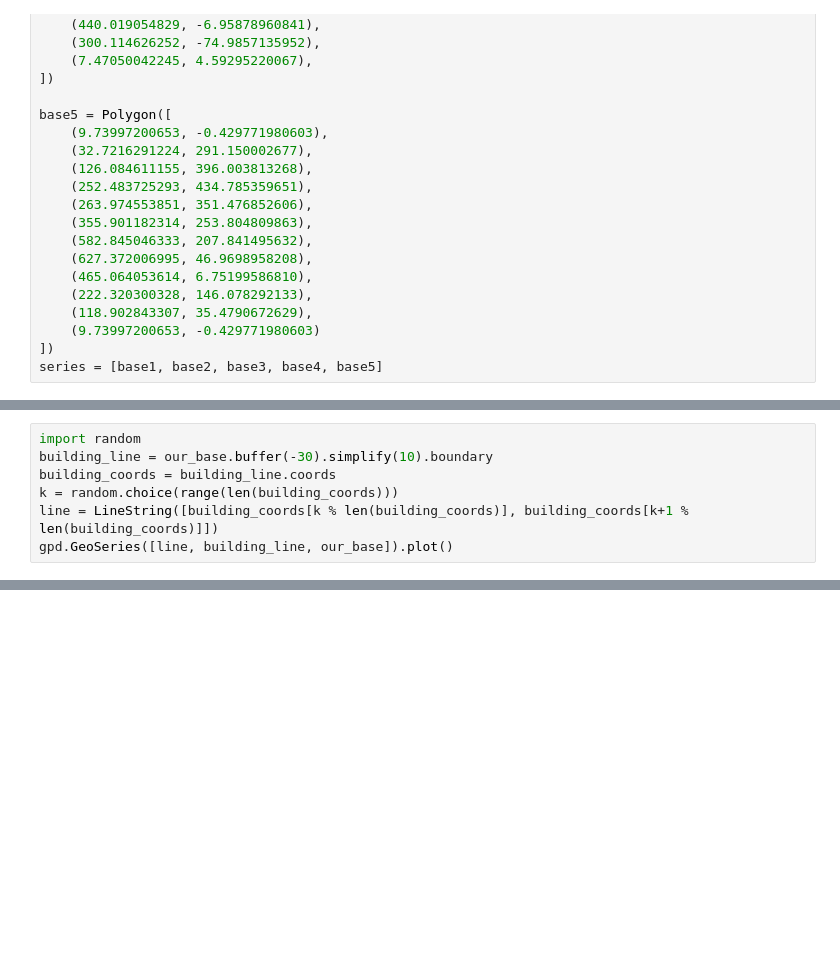
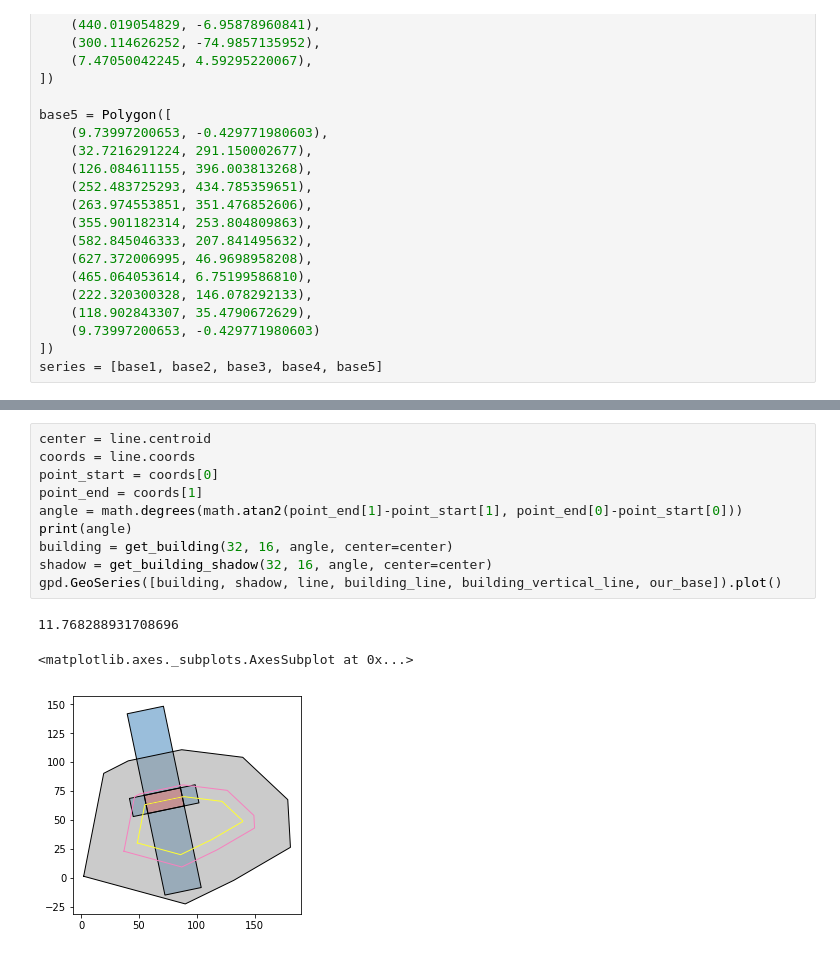
Before and after one commit to tristanwqy/basemap, a Jupyter notebook: circle_algo.ipynb, the cells around one changed output, grey strips where cells are left out. Drawn from its saved outputs; the diff is of its cells as text; blank space fills up the shorter version.

```diff
--- a/circle_algo.ipynb
+++ b/circle_algo.ipynb
@@ -174,9 +298,2 @@ gpd.GeoSeries([our_base, our_base.buffer(-30)]).plot()
 <matplotlib.axes._subplots.AxesSubplot at 0x...>
 [figure]
-# %%
-import random
-building_line = our_base.buffer(-30).simplify(10).boundary
-building_coords = building_line.coords
-k = random.choice(range(len(building_coords)))
-line = LineString([building_coords[k % len(building_coords)], building_coords[k+1 % len(building_coords)]])
-gpd.GeoSeries([line, building_line, our_base]).plot()
@@ -185,0 +337,14 @@ gpd.GeoSeries([line, building_line, our_base]).plot()
+# %%
+center = line.centroid
+coords = line.coords
+point_start = coords[0]
+point_end = coords[1]
+angle = math.degrees(math.atan2(point_end[1]-point_start[1], point_end[0]-point_start[0]))
+print(angle)
+building = get_building(32, 16, angle, center=center)
+shadow = get_building_shadow(32, 16, angle, center=center)
+gpd.GeoSeries([building, shadow, line, building_line, building_vertical_line, our_base]).plot()
+# %% [output]
+11.768288931708696
+<matplotlib.axes._subplots.AxesSubplot at 0x...>
+[figure, added]
```
Also changed, not shown: parts of 8 cells of this notebook, 3 other files.
